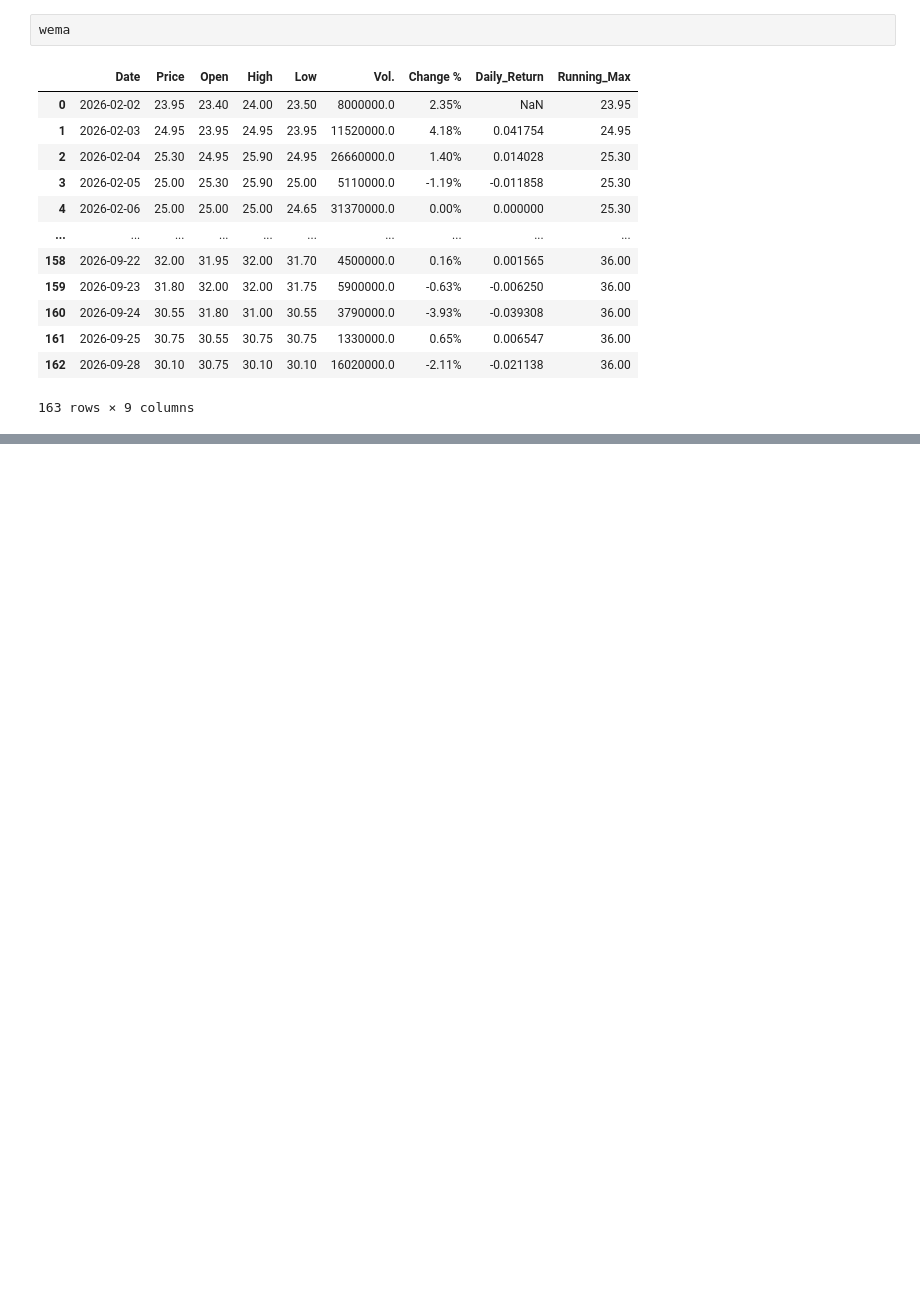
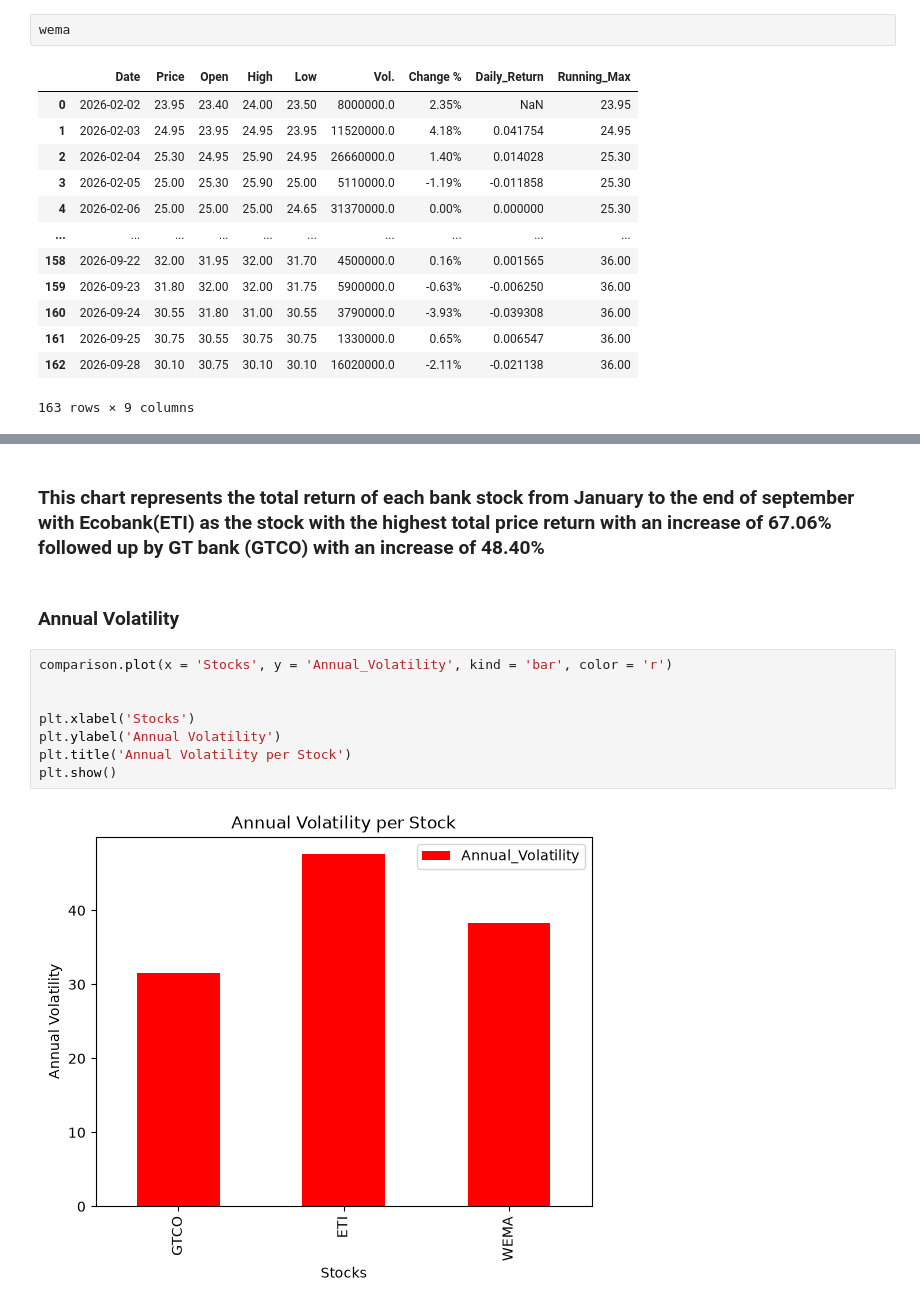
Before and after one commit to Ekeneparody/Data-Science, a Jupyter notebook: Project/NGX performance.ipynb, the cells around one changed output, grey strips where cells are left out. Drawn from its saved outputs; the diff is of its cells as text; blank space fills up the shorter version.

```diff
--- a/Project/NGX performance.ipynb
+++ b/Project/NGX performance.ipynb
@@ -1164,0 +1194,14 @@ Name: 98, dtype: object
+# %% [markdown]
+### This chart represents the total return of each bank stock from January to the end of september with Ecobank(ETI) as the stock with the highest total price return with an increase of 67.06% followed up by GT bank (GTCO) with an increase of 48.40%
+# %% [markdown]
+### Annual Volatility
+# %%
+comparison.plot(x = 'Stocks', y = 'Annual_Volatility', kind = 'bar', color = 'r')
+
+
+plt.xlabel('Stocks')
+plt.ylabel('Annual Volatility')
+plt.title('Annual Volatility per Stock')
+plt.show()
+# %% [output]
+[figure, added]
```
Also changed, not shown: parts of 20 cells of this notebook.
